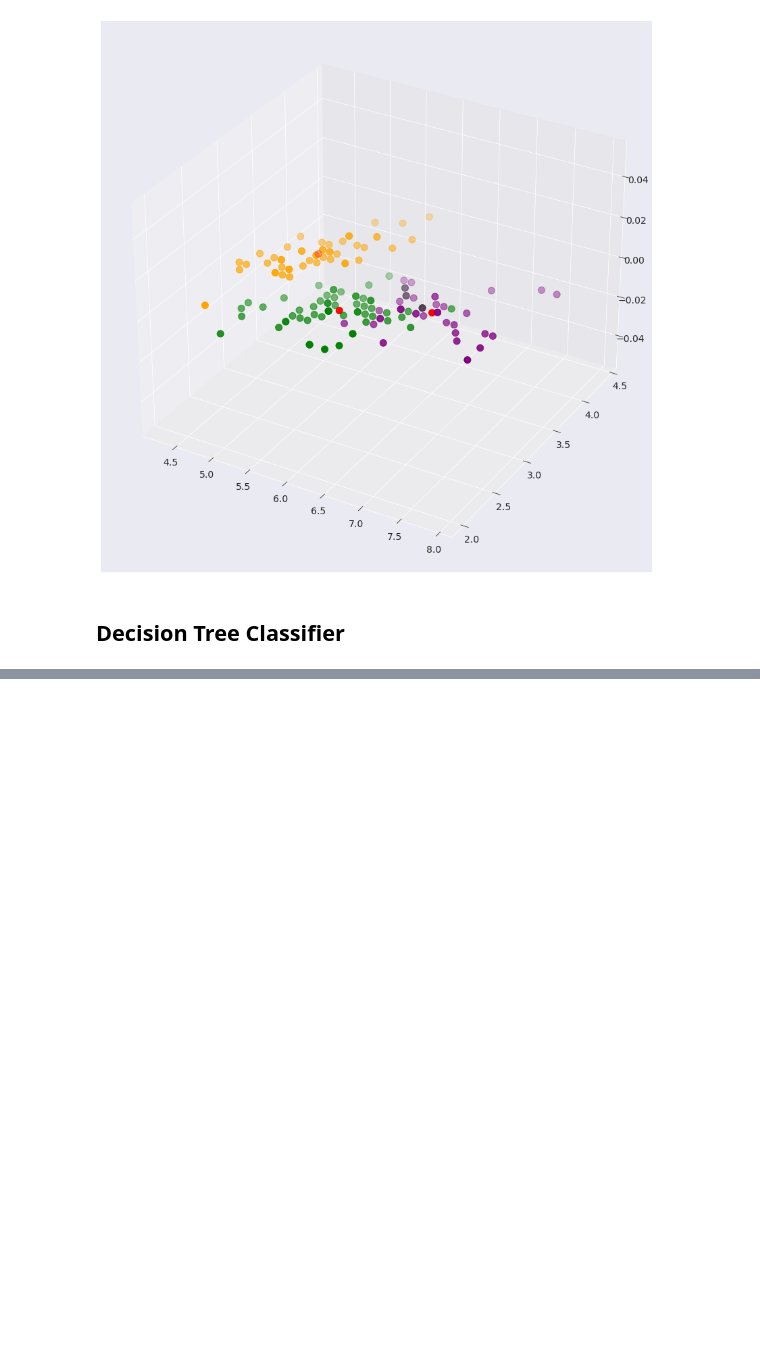
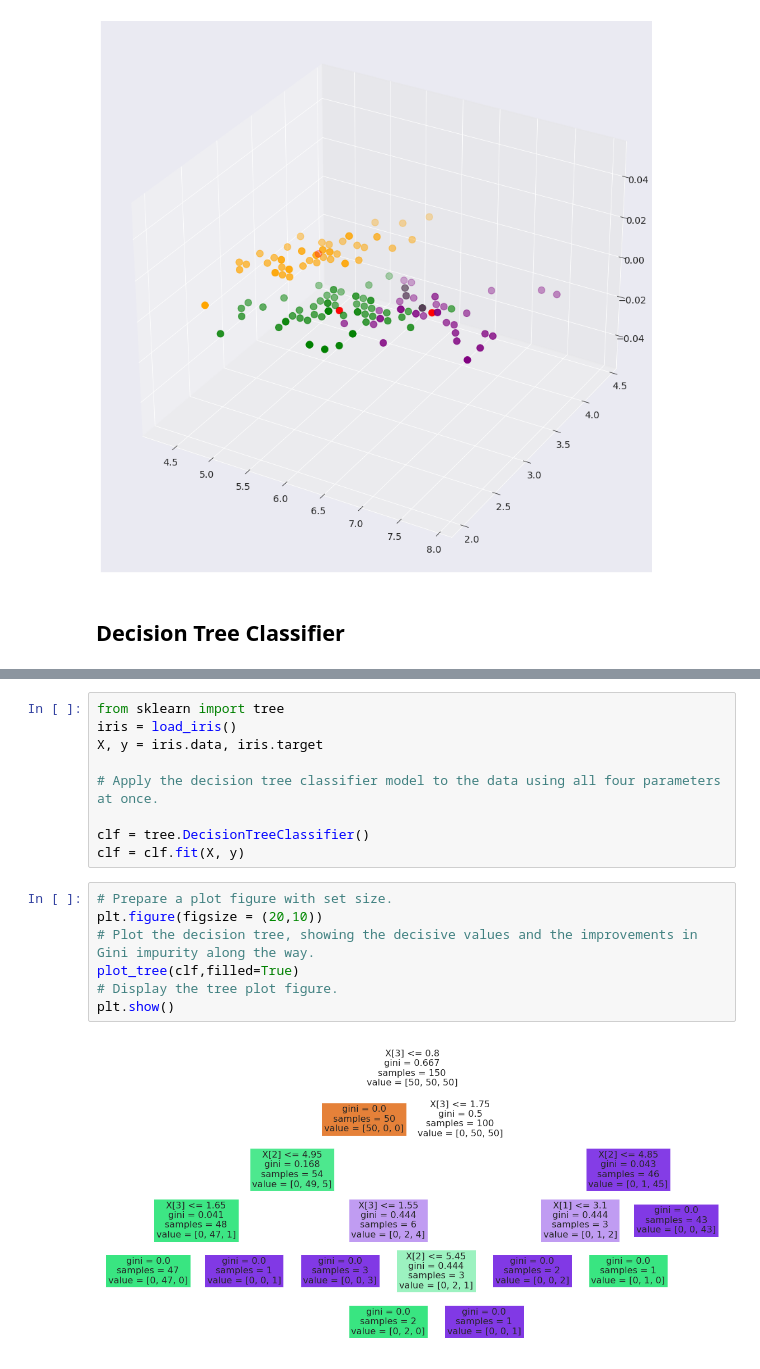
Before and after one commit to Aerospacerr/Classifier-methods-on-IRIS-Dataset---Deep-Learning-Included, a Jupyter notebook: k-means-decisiontreeclassifier-with-iris-dataset.ipynb, the cells around one changed output, grey strips where cells are left out. Saved outputs shown, nothing was run; the diff lists cells and outputs as text; blank space fills up the shorter version.

Commit message:
Kaggle Notebook | K-means & DecisionTreeClassifier with IRIS Dataset | Version 4

```diff
--- a/k-means-decisiontreeclassifier-with-iris-dataset.ipynb
+++ b/k-means-decisiontreeclassifier-with-iris-dataset.ipynb
@@ -83,0 +100,18 @@ plt.show()
+# %%
+from sklearn import tree
+iris = load_iris()
+X, y = iris.data, iris.target
+
+# Apply the decision tree classifier model to the data using all four parameters at once.
+
+clf = tree.DecisionTreeClassifier()
+clf = clf.fit(X, y)
+# %%
+# Prepare a plot figure with set size.
+plt.figure(figsize = (20,10))
+# Plot the decision tree, showing the decisive values and the improvements in Gini impurity along the way.
+plot_tree(clf,filled=True)
+# Display the tree plot figure.
+plt.show()
+# %% [output]
+[figure, added]
```
Also changed, not shown: parts of 3 cells of this notebook.
